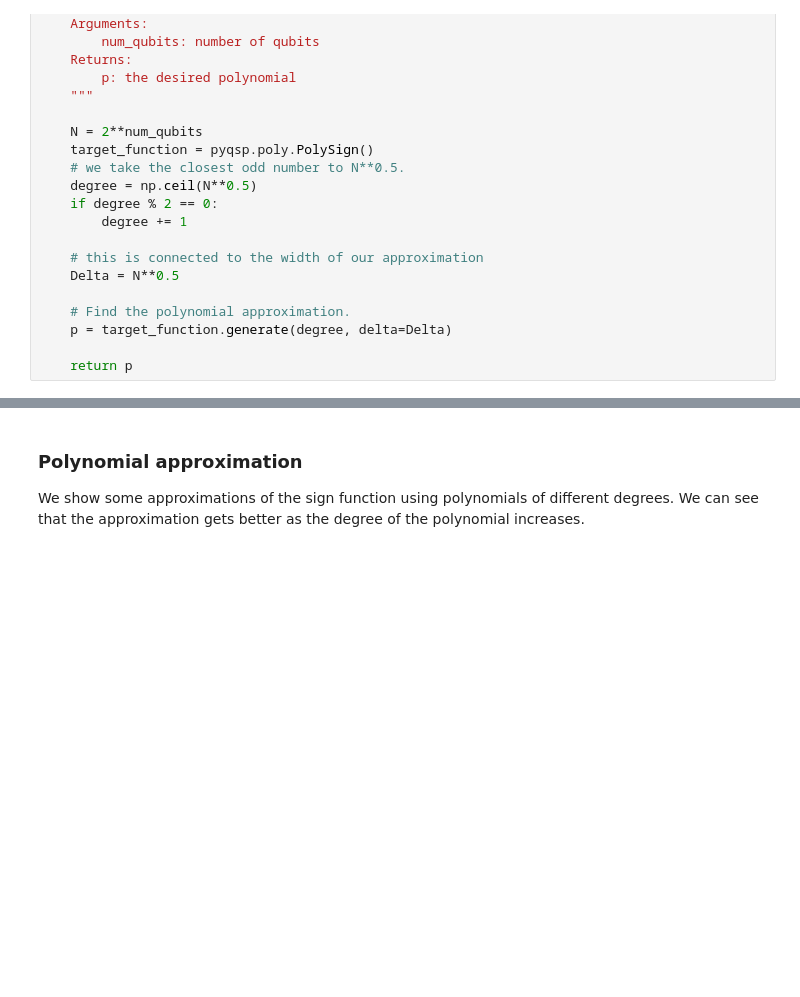
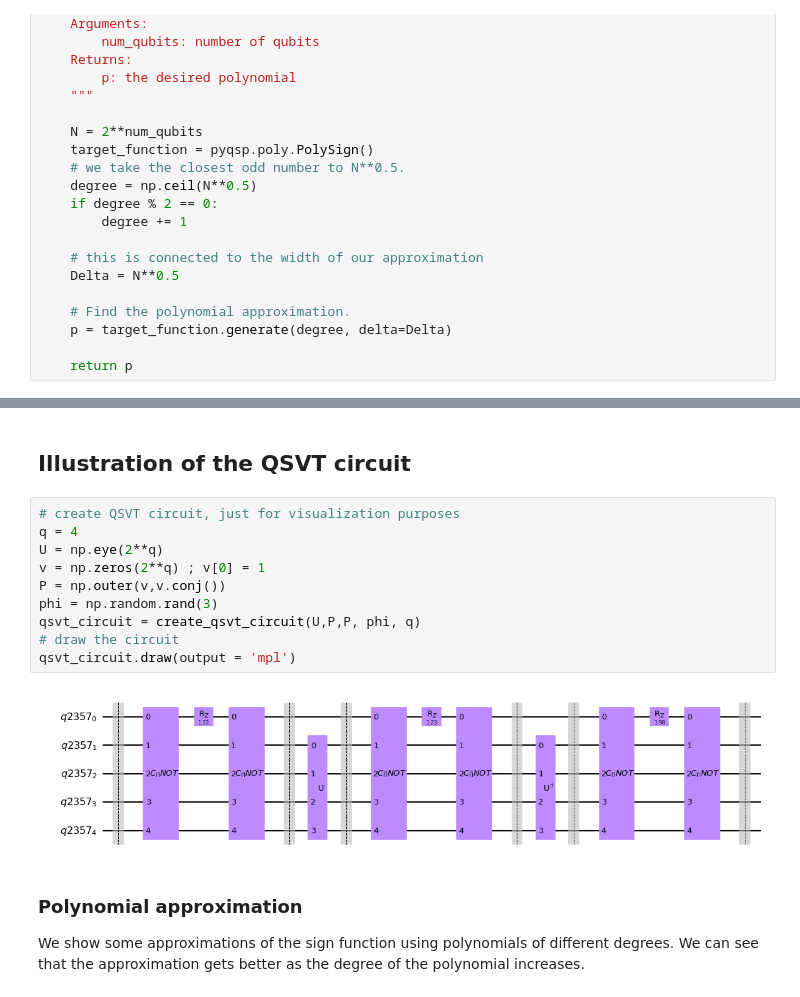
Before and after one commit to agnikit/QSVT, a Jupyter notebook: qsvt.ipynb, the cells around one changed output, grey strips where cells are left out. Saved outputs shown, nothing was run; the diff lists cells and outputs as text; blank space fills up the shorter version.

```diff
--- a/qsvt.ipynb
+++ b/qsvt.ipynb
@@ -432,3 +279,17 @@ Probability of measuring state 31:  0.020777995572346577
+# %% [markdown]
+## Illustration of the QSVT circuit
+# %%
+# create QSVT circuit, just for visualization purposes
+q = 4
+U = np.eye(2**q)
+v = np.zeros(2**q) ; v[0] = 1
+P = np.outer(v,v.conj())
+phi = np.random.rand(3)
+qsvt_circuit = create_qsvt_circuit(U,P,P, phi, q)
+# draw the circuit
+qsvt_circuit.draw(output = 'mpl')
+# %% [output]
+[figure, added]
 # %% [markdown]
 ### Polynomial approximation
 
```
Also changed, not shown: parts of 13 cells of this notebook.
